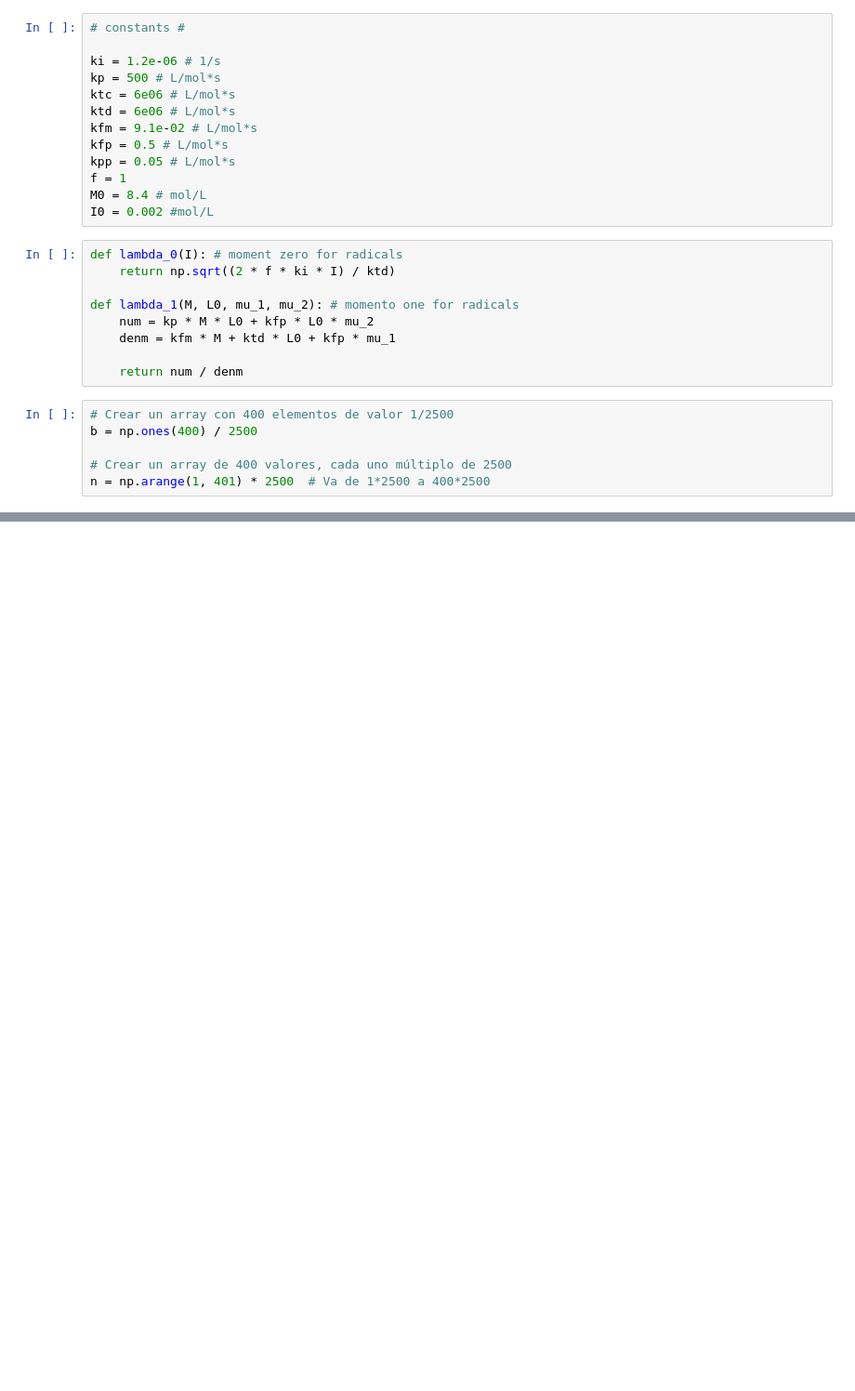
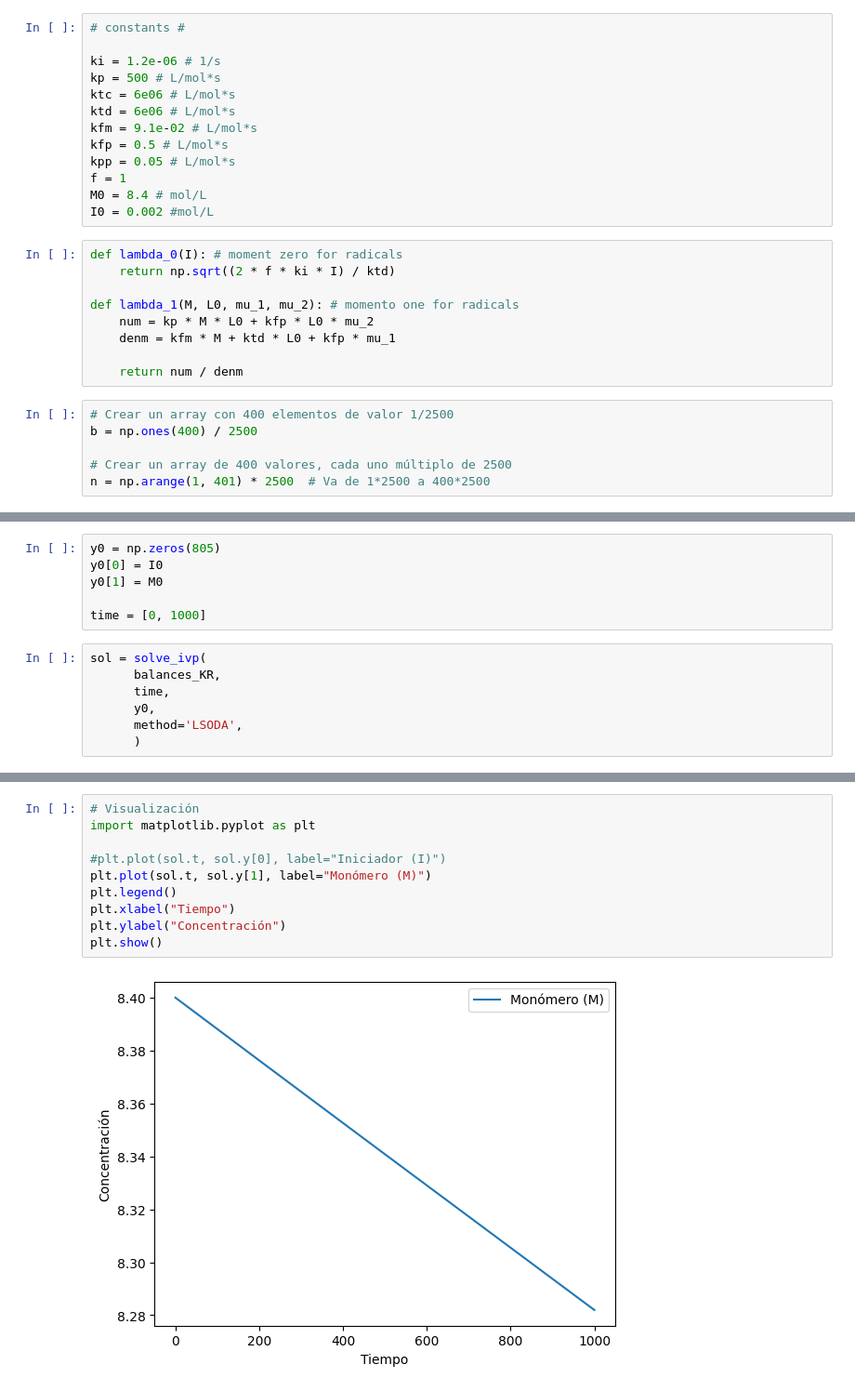
Before and after one commit to NicolasHeredia/KR_method, a Jupyter notebook: kr_first_test.ipynb, the cells around one changed output, grey strips where cells are left out. Shown at 93% size. Cells and saved outputs as stored; diff of their text form; blank space fills up the shorter version.

```diff
--- a/kr_first_test.ipynb
+++ b/kr_first_test.ipynb
@@ -68,0 +76,13 @@ def balances_KR(t, y):
+# %%
+y0 = np.zeros(805)
+y0[0] = I0
+y0[1] = M0
+
+time = [0, 1000]
+# %%
+sol = solve_ivp(
+      balances_KR,
+      time,
+      y0,
+      method='LSODA',
+      )
@@ -68,0 +110,12 @@ def balances_KR(t, y):
+# %%
+# Visualización
+import matplotlib.pyplot as plt
+
+#plt.plot(sol.t, sol.y[0], label="Iniciador (I)")
+plt.plot(sol.t, sol.y[1], label="Monómero (M)")
+plt.legend()
+plt.xlabel("Tiempo")
+plt.ylabel("Concentración")
+plt.show()
+# %% [output]
+[figure, added]
```
Also changed, not shown: parts of 6 cells of this notebook.
